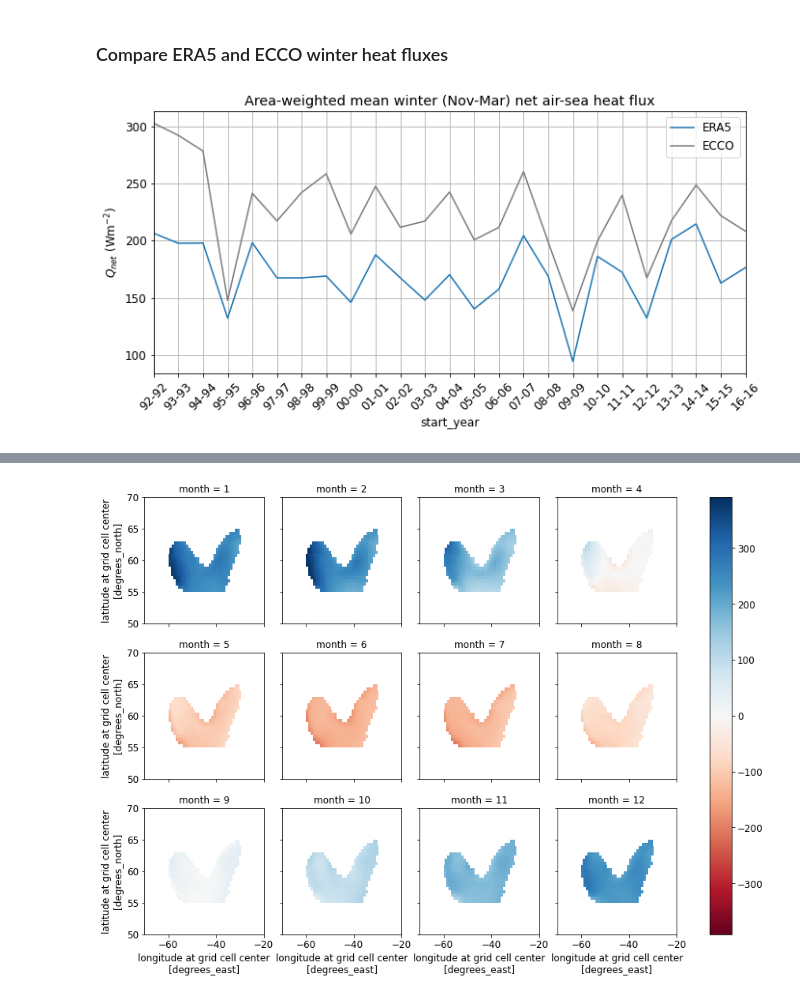
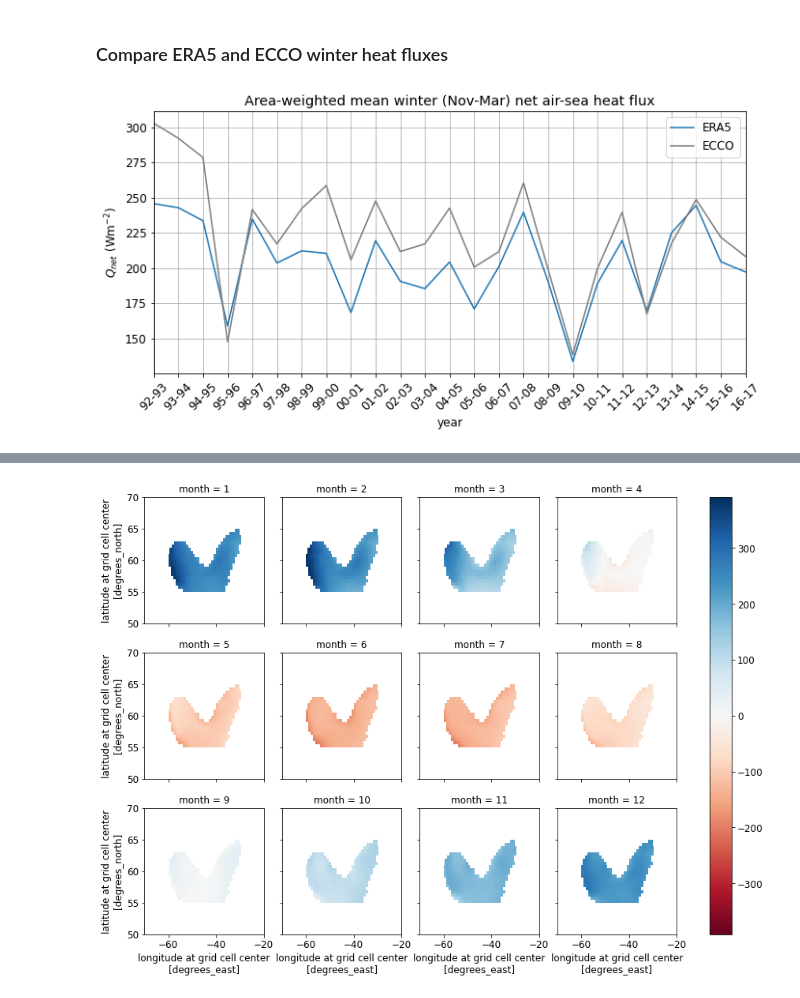
Before and after one commit to mjzahn/ecco, a Jupyter notebook: ecco_vs_era5_heatflux.ipynb, the cells around one changed output, grey strips where cells are left out. Cells and saved outputs as stored; diff of their text form; code cells hidden in the pictures.

```diff
--- a/ecco_vs_era5_heatflux.ipynb
+++ b/ecco_vs_era5_heatflux.ipynb
@@ -82,7 +125,7 @@ gyre_mask = np.where(ecco_depth > 2000, 1, np.nan)*np.where(np.logical_and(data_
             np.where(np.logical_and(data_y_mg < 55.5, data_x_mg > -35), np.nan, 1)
 # %%
 gyre_mask_da = xr.DataArray(gyre_mask, dims=("latitude","longitude"),\
-                            coords=dict(latitude=heat_ds.EXFqnet.latitude,longitude=heat_ds.EXFqnet.longitude),\
+                            coords=dict(latitude=ecco_heat_ds.EXFqnet.latitude,longitude=ecco_heat_ds.EXFqnet.longitude),\
                             name='mask')
 # %%
 # multiply ecco heat flux by mask to isolate data for the subpolar gyre
@@ -210,7 +169,7 @@ era5_qnet_da = (solar_thermal.ssr/86400 + solar_thermal.str/86400 + latent_sensi
 Need to put the ERA5 dataset on the same grid as the ECCO data in order to match the geometry mask for the gyre
 # %%
 era5_interp_da = era5_qnet_da.interp(latitude=ecco_heat_ds.latitude, longitude=ecco_heat_ds.longitude, method="nearest")
-era5_qnet_da = era5_interp_da.sel(time=slice("1992","2017"))
+era5_qnet_da = era5_interp_da.sel(time=slice("1991","2017"))
 # %%
 era5_qnet_gyre_da = era5_qnet_da*gyre_mask_da
 # %%
@@ -222,0 +228,5 @@ plt.ylim(52,66);
+# %%
+# swap dims
+era5_qnet_gyre_swap = era5_qnet_gyre_da.swap_dims({'time':'valid_time'})
+# remove `time` coord and rename `valid_time` to `time` dim so the rest of my code works as is
+era5_qnet_gyre_valid_da = era5_qnet_gyre_swap.drop('time').rename({'valid_time':'time'}).sel(time=slice("1992","2017"))
@@ -223,4 +333,4 @@ plt.ylim(52,66);
 # %%
 # run function for ERA5 data
-era5_winter_heat_da, era5_heat_avg_winter = calc_winter_Qnet(era5_qnet_gyre_da, years, gyre_mask_da)
+era5_winter_heat_da, era5_heat_avg_winter = calc_winter_Qnet(era5_qnet_gyre_valid_da, years, gyre_mask_da)
 # %% [output]
@@ -244,21 +354,22 @@ Coordinates:
 # %%
 plt.figure(figsize=[11, 5])
 plt.rcParams['font.size'] = '12'
 
 era5_winter_heat_da.plot(color='tab:blue',label='ERA5')
 ecco_winter_heat_da.plot(color='tab:gray',label='ECCO')
 
 # ticks
 year_span = []
 for year in ecco_winter_heat_da.start_year:
-    year_span.append(str(year)[-2:]+'-'+str(year+1)[-2:])
+    year_span.append(str(year.values)[-2:]+'-'+str(year.values+1)[-2:])
 
 plt.margins(x=0)
 plt.ylabel("$Q_{net}$ (Wm$^{-2}$)")
 plt.xticks(ticks=era5_winter_heat_da.start_year, labels=year_span, rotation=45)
 plt.title("Area-weighted mean winter (Nov-Mar) net air-sea heat flux")
+plt.xlabel("year")
 
 plt.legend()
 plt.grid();
 # %% [output]
-[figure, old version]
+[figure, new version]
```
Also changed, not shown: parts of 48 cells of this notebook, 1 other file.
